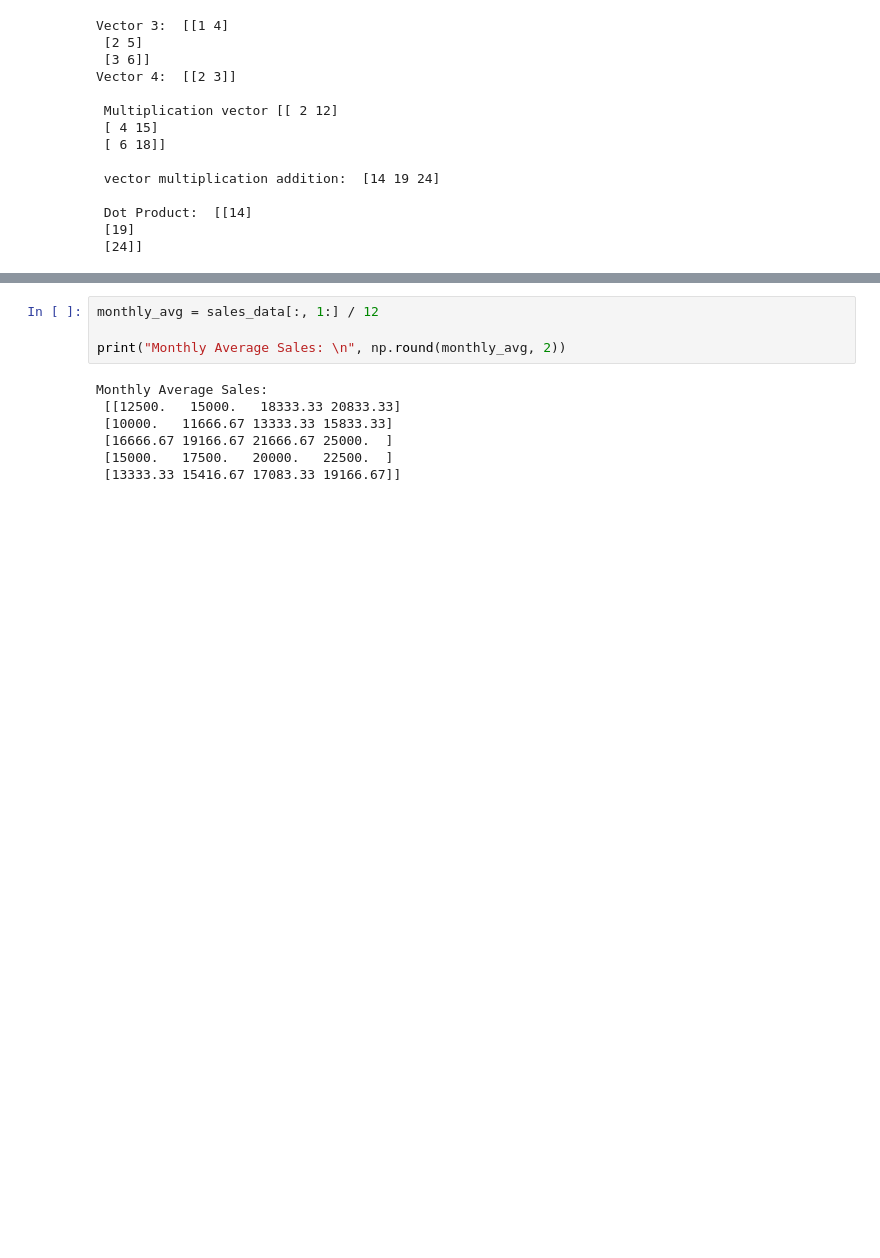
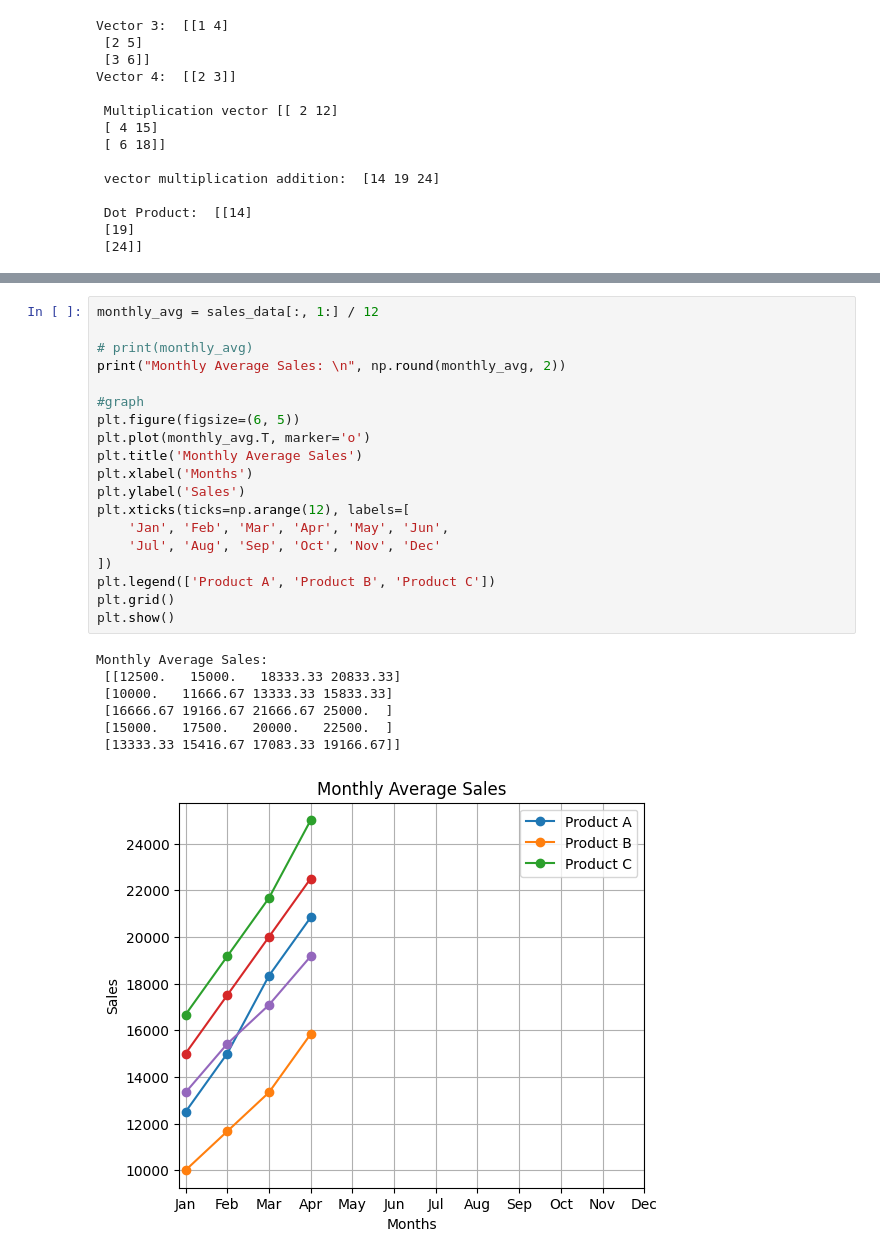
Before and after one commit to Arjun-murmu/OOPS, a Jupyter notebook: Numpy/Numpy-YT/phase_3.ipynb, the cells around one changed output, grey strips where cells are left out. Cells and saved outputs as stored; diff of their text form; blank space fills up the shorter version.

```diff
--- a/Numpy/Numpy-YT/phase_3.ipynb
+++ b/Numpy/Numpy-YT/phase_3.ipynb
@@ -156,11 +167,27 @@ Vectorized Upper ['BIRYANI' 'CHINESE' 'PIZZA' 'BURGER' 'CAFE']
 # %%
 monthly_avg = sales_data[:, 1:] / 12
 
+# print(monthly_avg)
 print("Monthly Average Sales: \n", np.round(monthly_avg, 2))
+
+#graph
+plt.figure(figsize=(6, 5))
+plt.plot(monthly_avg.T, marker='o')
+plt.title('Monthly Average Sales')
+plt.xlabel('Months')
+plt.ylabel('Sales')
+plt.xticks(ticks=np.arange(12), labels=[
+    'Jan', 'Feb', 'Mar', 'Apr', 'May', 'Jun',
+    'Jul', 'Aug', 'Sep', 'Oct', 'Nov', 'Dec'
+])
+plt.legend(['Product A', 'Product B', 'Product C'])
+plt.grid()
+plt.show()
 # %% [output]
 Monthly Average Sales:
  [[12500.   15000.   18333.33 20833.33]
  [10000.   11666.67 13333.33 15833.33]
  [16666.67 19166.67 21666.67 25000.  ]
  [15000.   17500.   20000.   22500.  ]
  [13333.33 15416.67 17083.33 19166.67]]
+[figure, added]
```
Also changed, not shown: parts of 3 cells of this notebook, 7 other files.
